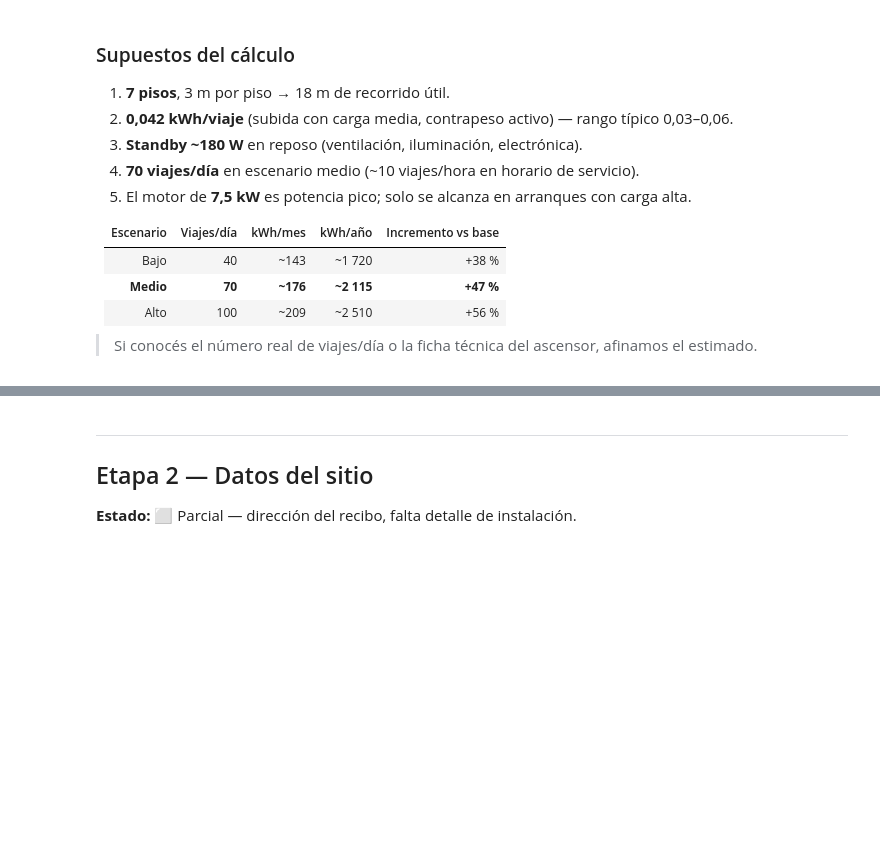
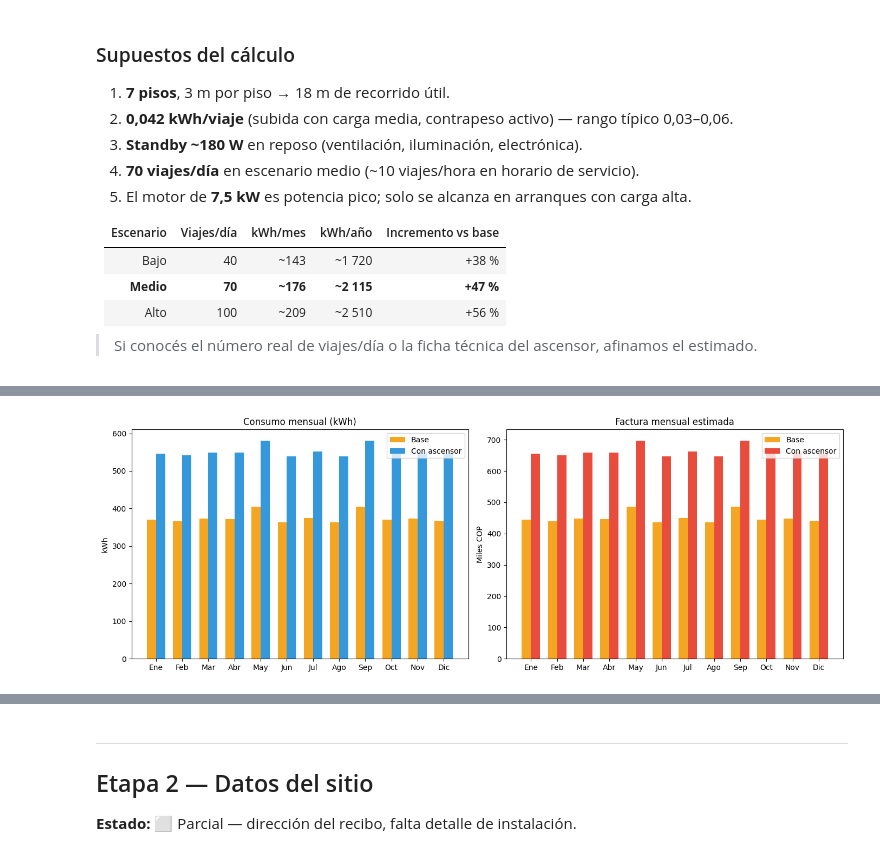
Before and after one commit to GustavoUNAL/SFV_TABAREC, a Jupyter notebook: proyecto/diseño_sfv_zonas comunes.ipynb, the cells around one changed output, grey strips where cells are left out. Saved outputs shown, nothing was run; the diff lists cells and outputs as text; code cells hidden in the pictures; blank space fills up the shorter version.

```diff
--- a/diseño_sfv_tabarec.ipynb
+++ b/proyecto/diseño_sfv_zonas comunes.ipynb
@@ -304,0 +459,29 @@ plt.show()
+# %%
+fig, axes = plt.subplots(1, 2, figsize=(14, 5))
+
+# Gráfico 1: consumo kWh mensual
+x = df_mensual["mes"]
+w = 0.35
+ax1 = axes[0]
+ax1.bar([i - w/2 for i in range(len(x))], df_mensual["kwh_base"], width=w, label="Base", color="#f4a623")
+ax1.bar([i + w/2 for i in range(len(x))], df_mensual["kwh_total"], width=w, label="Con ascensor", color="#3498db")
+ax1.set_xticks(range(len(x)))
+ax1.set_xticklabels(x)
+ax1.set_ylabel("kWh")
+ax1.set_title("Consumo mensual (kWh)")
+ax1.legend()
+
+# Gráfico 2: factura mensual
+ax2 = axes[1]
+ax2.bar([i - w/2 for i in range(len(x))], df_mensual["factura_base"]/1000, width=w, label="Base", color="#f4a623")
+ax2.bar([i + w/2 for i in range(len(x))], df_mensual["factura_total"]/1000, width=w, label="Con ascensor", color="#e74c3c")
+ax2.set_xticks(range(len(x)))
+ax2.set_xticklabels(x)
+ax2.set_ylabel("Miles COP")
+ax2.set_title("Factura mensual estimada")
+ax2.legend()
+
+plt.tight_layout()
+plt.show()
+# %% [output]
+[figure, added]
```
Also changed, not shown: parts of 14 cells of this notebook, 5 other files.
